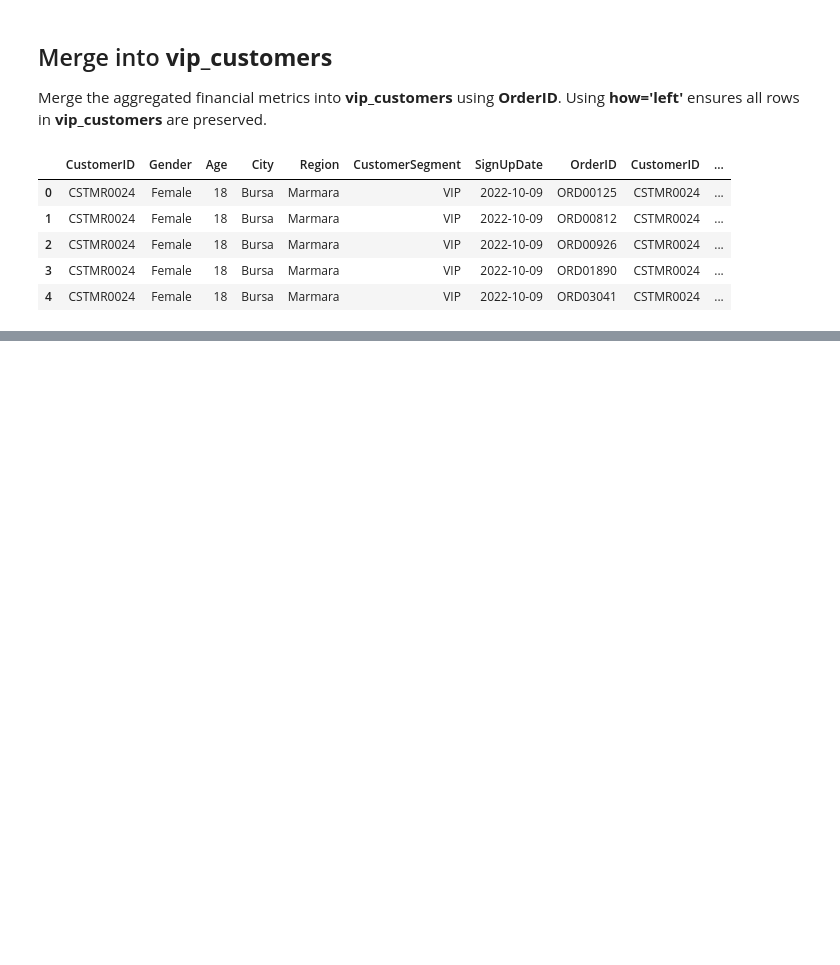
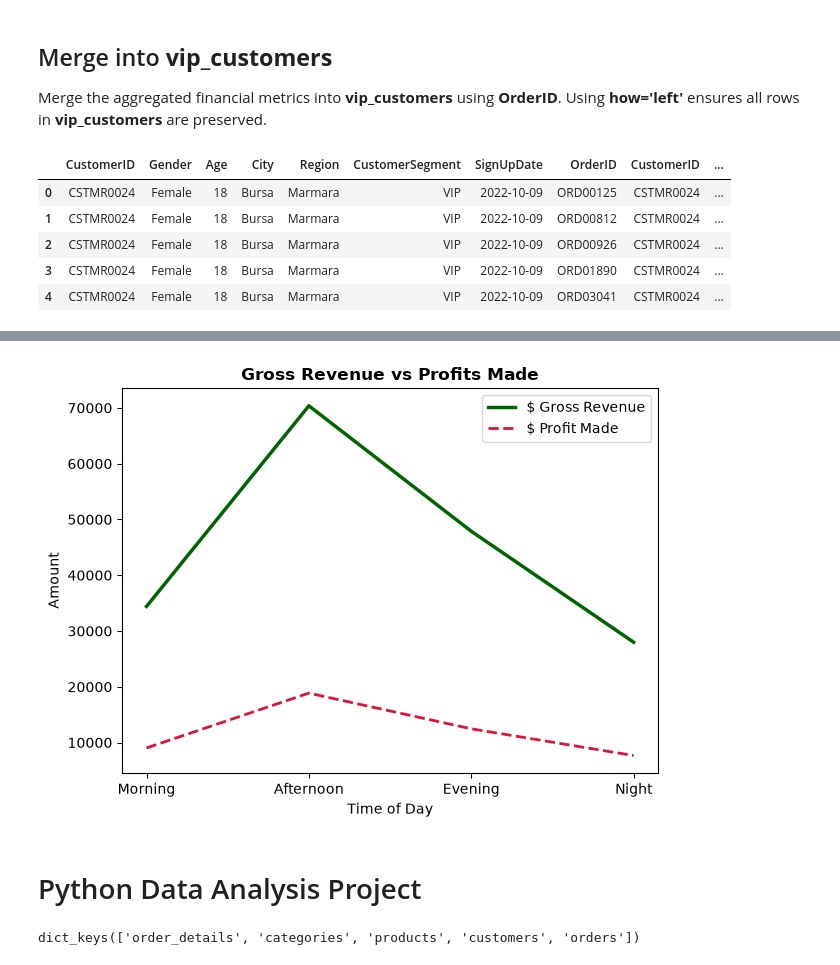
Before and after one commit to geff-ghost/notebooks, a Jupyter notebook: retail_data/MixedKnowledge.ipynb, the cells around one changed output, grey strips where cells are left out. Drawn from its saved outputs; the diff is of its cells as text; code cells hidden in the pictures; blank space fills up the shorter version.

Commit message:
Began WhatApp project on this dataset

```diff
--- a/retail_data/MixedKnowledge.ipynb
+++ b/retail_data/MixedKnowledge.ipynb
@@ -1572,0 +1556,41 @@ memory usage: 494.4 KB
+# %%
+# Importing the libraries needed for visualization
+import matplotlib.pyplot as plt
+import seaborn as sns
+
+# Grouping financial hours
+hourly_financials =(
+    vip_customers.groupby('TimeOfDay')[['GrossRevenue', 'Profit']]
+        .sum()
+        .reset_index()
+)
+
+# Plotting the data
+sns.lineplot(
+    data=hourly_financials,
+    x='TimeOfDay',
+    y='GrossRevenue',
+    color='darkgreen',
+    label='$ Gross Revenue',
+    linewidth=2.5
+)
+sns.lineplot(
+    data=hourly_financials,
+    x='TimeOfDay',
+    y='Profit',
+    label='$ Profit Made',
+    color='crimson',
+    linewidth=2,
+    linestyle='--'
+)
+
+plt.title('Gross Revenue vs Profits Made', fontsize=12, fontweight='bold')
+plt.xlabel('Time of Day')
+plt.ylabel('Amount')
+
+plt.tight_layout()
+plt.show()
+# %% [output]
+[figure, added]
+# %% [markdown]
+# Python Data Analysis Project
@@ -1572,0 +1605,13 @@ memory usage: 494.4 KB
+# %%
+# Loading the files
+files = [file for file in os.listdir() if file.endswith('.csv')]
+
+datasets = {}
+
+for file in files:
+    name = file.replace('.csv', '')
+    datasets[name] = pd.read_csv(file)
+
+datasets.keys()
+# %% [output]
+dict_keys(['order_details', 'categories', 'products', 'customers', 'orders'])
```
Also changed, not shown: parts of 17 cells of this notebook.
